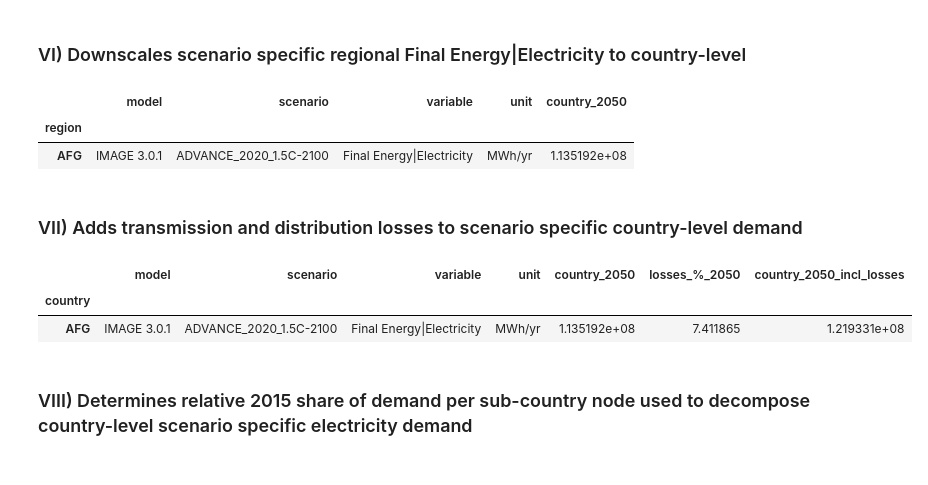
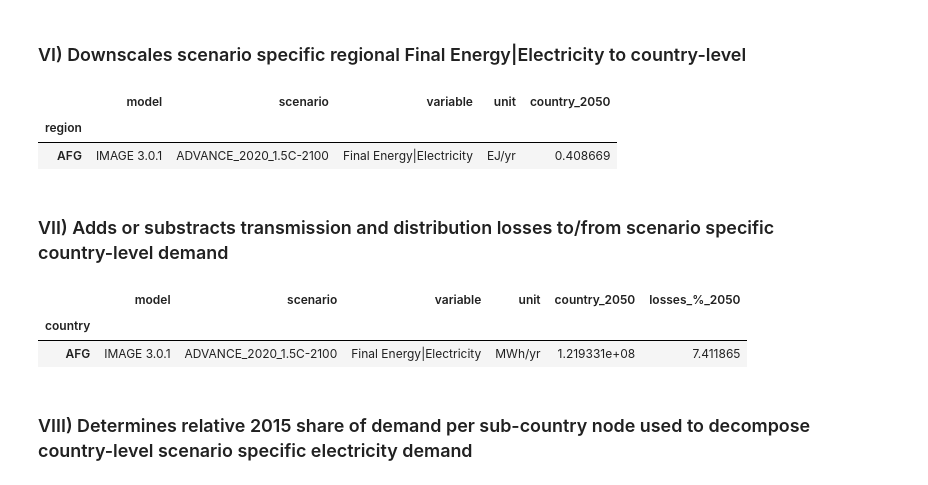
Before and after one commit to iiasa/IAM-powersystemmodel-linkage, a Jupyter notebook: IAMs - Power System Model Soft-Link.ipynb, the cells around one changed output. Saved outputs shown, nothing was run; the diff lists cells and outputs as text; code cells hidden in the pictures.

```diff
--- a/IAMs - Power System Model Soft-Link.ipynb
+++ b/IAMs - Power System Model Soft-Link.ipynb
@@ -721,7 +749,7 @@ for a in entries:
             value.append(f'temp_{key}')
 
         #Downscales the IAM scenario electricity demand per region (key) to country level (value) by using the weights as proxy.
-        region_demand_scenario[a].downscale_region('Final Energy|Electricity' , region = key , subregions = value ,
+        region_demand_scenario[a].downscale_region(electricity_demand_type , region = key , subregions = value ,
                                                    weight = weight , append = True)
 
     #Excludes the regional values from the final IamDataFrames
@@ -734,30 +762,51 @@ country_demand_scenario[a].head(1)
 # %% [output]
 |  | model | scenario | variable | unit | country_2050 |
 | region |  |  |  |  |  |
-| AFG | IMAGE 3.0.1 | ADVANCE_2020_1.5C-2100 | Final Energy|Electricity | MWh/yr | 1.135192e+08 |
+| AFG | IMAGE 3.0.1 | ADVANCE_2020_1.5C-2100 | Final Energy|Electricity | EJ/yr | 0.408669 |
 # %% [markdown]
-### VII) Adds transmission and distribution losses to scenario specific country-level demand
+### VII) Adds or substracts transmission and distribution losses to/from scenario specific country-level demand
 # %%
 country_demand_losses_scenario = {}
 
 for a in entries:
 
-    #Merges demand dataframe with losses dataframe and calculates scenario specific country-level demand including losses.
-    country_demand_losses_scenario[a] = pd.merge(country_demand_scenario[a] ,
-                                                 import_losses [['country' , f'losses_%_{snapshot_year}']] ,
-                                                 left_index = True , right_on = 'country').set_index('country')
+    if len(import_year_transmission_losses_scenario[a].index) == 0:
 
-    country_demand_losses_scenario[a][
-        f'country_{snapshot_year}_incl_losses'] = country_demand_losses_scenario[a][
-        f'country_{snapshot_year}'] * country_demand_losses_scenario[a][
-        f'losses_%_{snapshot_year}'] / 100 + country_demand_losses_scenario[a][
-        f'country_{snapshot_year}']
+        #Merges demand dataframe with losses dataframe and calculates scenario specific country-level demand including losses.
+        country_demand_losses_scenario[a] = pd.merge(country_demand_scenario[a] ,
+                                                     import_losses [['country' , f'losses_%_{snapshot_year}']] ,
+                                                     left_index = True , right_on = 'country').set_index('country')
+
+        if electricity_demand_type == 'Final Energy|Electricity':
+
+            country_demand_losses_scenario[a][
+                f'country_{snapshot_year}'] = country_demand_losses_scenario[a][
+                f'country_{snapshot_year}'] * country_demand_losses_scenario[a][
+                f'losses_%_{snapshot_year}'] / 100 + country_demand_losses_scenario[a][
+                f'country_{snapshot_year}']
+
+        if electricity_demand_type == 'Secondary Energy|Electricity':
+
+            country_demand_losses_scenario[a][
+                f'country_{snapshot_year}'] = country_demand_losses_scenario[a][
+                f'country_{snapshot_year}'] - (country_demand_losses_scenario[a][
+                f'country_{snapshot_year}'] * country_demand_losses_scenario[a][
+                f'losses_%_{snapshot_year}'] / 100)
+
+    else:
+        country_demand_losses_scenario[a] = country_demand_scenario[a]
+
+    #Converts unit from EJ/yr to MWh/yr (1 EJ = 277778 GWh or 277778 * 1000 MWh).
+    country_demand_losses_scenario[a][f'country_{snapshot_year}'] = country_demand_losses_scenario[
+        a][f'country_{snapshot_year}'].apply(lambda x: x * 277778 * 1000)
+
+    country_demand_losses_scenario[a]['unit'] = 'MWh/yr'
 
 country_demand_losses_scenario[entries[-1]].head(1)
 # %% [output]
-|  | model | scenario | variable | unit | country_2050 | losses_%_2050 | country_2050_incl_losses |
-| country |  |  |  |  |  |  |  |
-| AFG | IMAGE 3.0.1 | ADVANCE_2020_1.5C-2100 | Final Energy|Electricity | MWh/yr | 1.135192e+08 | 7.411865 | 1.219331e+08 |
+|  | model | scenario | variable | unit | country_2050 | losses_%_2050 |
+| country |  |  |  |  |  |  |
+| AFG | IMAGE 3.0.1 | ADVANCE_2020_1.5C-2100 | Final Energy|Electricity | MWh/yr | 1.219331e+08 | 7.411865 |
 # %% [markdown]
 ### VIII) Determines relative 2015 share of demand per sub-country node used to decompose country-level scenario specific electricity demand
 # %%
```
Also changed, not shown: parts of 12 cells of this notebook.
